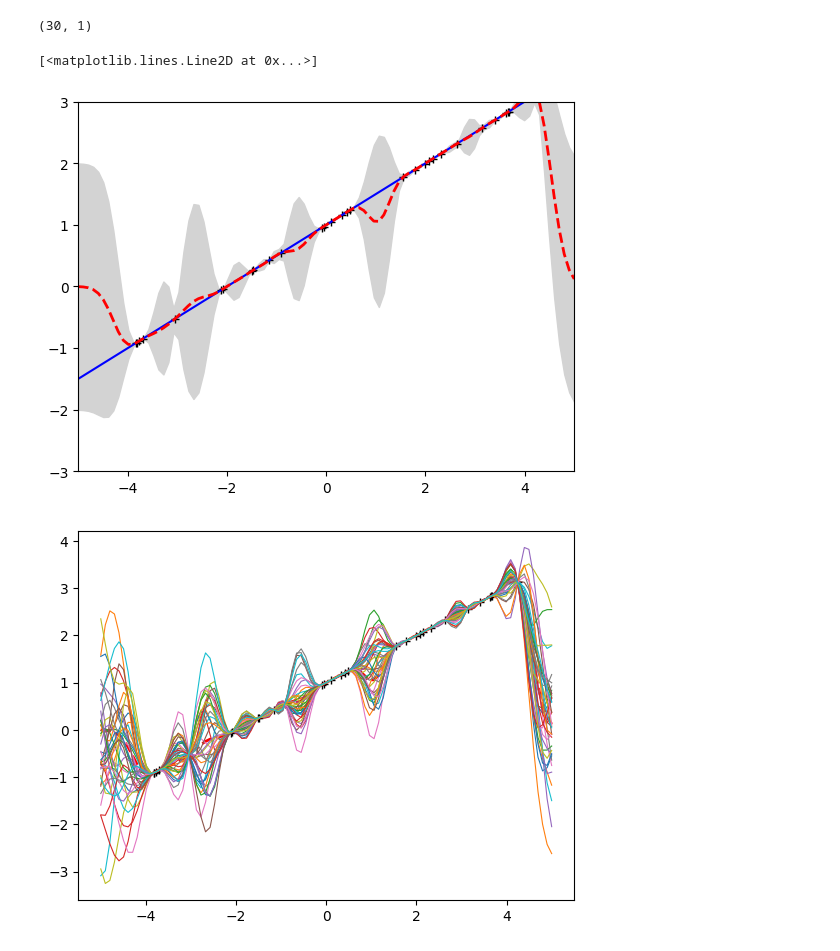
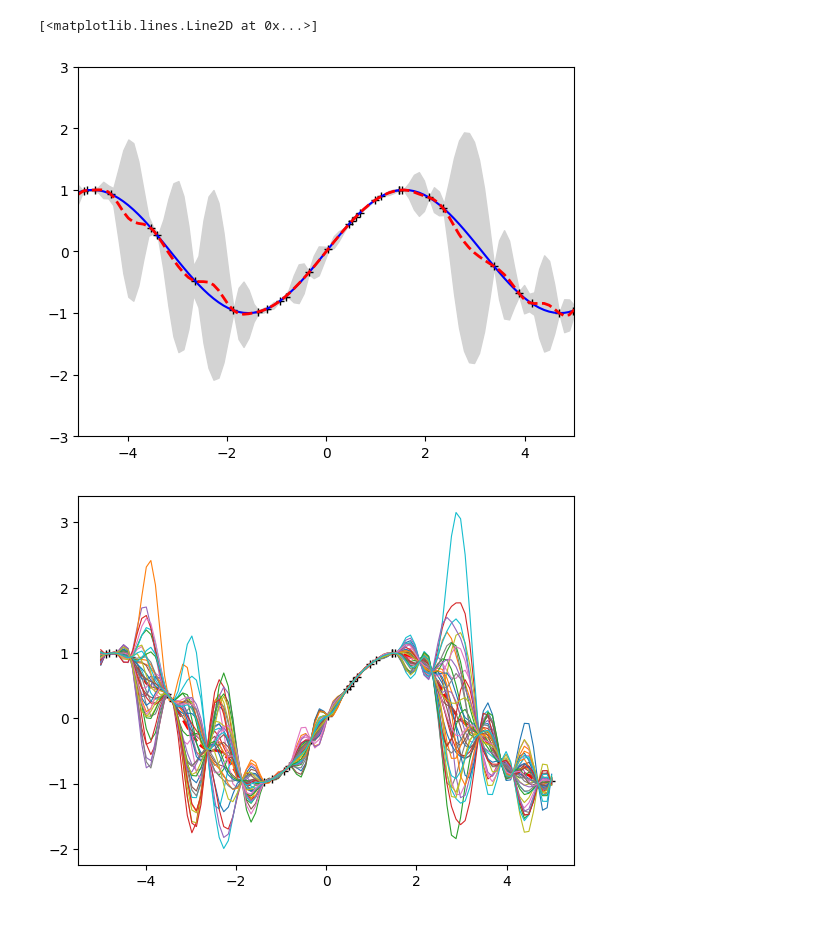
Before and after one commit to frankdede/ECE603-GP-learning-curve, a Jupyter notebook: learning_curve.ipynb, the cells around one changed output. Saved outputs shown, nothing was run; the diff lists cells and outputs as text; code cells hidden in the pictures.

Commit message:
Update leanring curve calcution

```diff
--- a/learning_curve.ipynb
+++ b/learning_curve.ipynb
@@ -20,7 +19,12 @@ def gp(X, y, k, Xtest, noise=1e-6):
 
     return mean, var, f_posterior
 # %%
-def RBF(a, b, l=0.3, sigma=1.0):
+def RBF(a, b, l=0.3):
     dotprod = np.sum(a**2,axis=1).reshape(-1,1) + np.sum(b**2,1) - 2*np.dot(a, b.T)
 
-    return sigma**2 * np.exp((-1/(2 *(l**2))) * dotprod)
+    return np.exp((-1/(2 *(l**2))) * dotprod)
+# %%
+def hard_sin(x):
+    return np.sin(x)
+
+hard_sin_f = np.vectorize(hard_sin)
@@ -28,28 +62,25 @@ def RBF(a, b, l=0.3, sigma=1.0):
 n_train = 30
 n_test = 100
 
-f = lambda x: 0.5 * x + 1
+f = lambda x: np.sin(x)
 
 X = np.random.uniform(-5, 5, size=(n_train, 1))
 y = f(X)
-print(y.shape)
 
 Xtest = np.linspace(-5, 5, n_test).reshape(-1,1)
-# %% [output]
-(30, 1)
 # %%
 import matplotlib.pyplot as plt
 # %%
 plt.plot(X, y, 'k+')
 plt.axis([-5, 5, -3, 3])
-plt.plot(Xtest, f(Xtest),'b-')
+plt.plot(Xtest, hard_sin_f(Xtest),'b-')
 test_mean, test_var, f_posterior = gp(X, y, RBF, Xtest)
 test_std = np.sqrt(test_var)
 plt.gca().fill_between(Xtest.flatten(), test_mean.flatten() - 2*test_std, test_mean.flatten() + 2*test_std, color="lightgrey")
 plt.plot(Xtest, test_mean, 'r--', lw=2)
 # %% [output]
 [<matplotlib.lines.Line2D at 0x...>]
-[figure, old version]
+[figure, new version]
 # %%
 plt.clf()
 plt.plot(X, y, 'k+')
@@ -57,7 +88,7 @@ plt.plot(Xtest, test_mean, 'r--', linewidth=2)
 plt.plot(Xtest, f_posterior, linewidth=0.8)
 plt.show()
 # %% [output]
-[figure, old version]
+[figure, new version]
 # %%
 n_max = 300
 dim = 1
```
Also changed, not shown: parts of 4 cells of this notebook.
